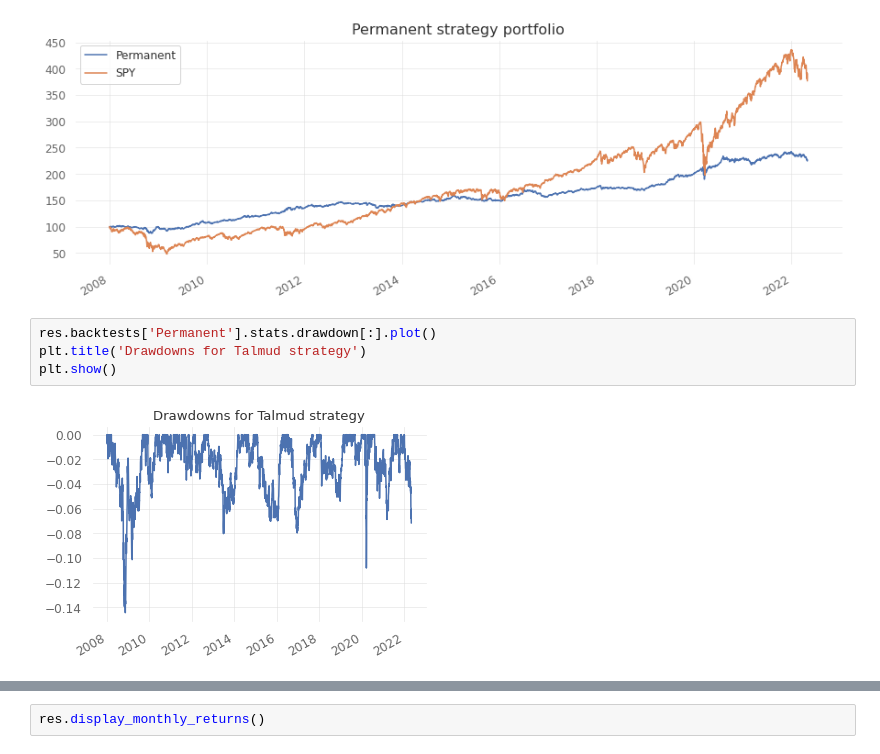
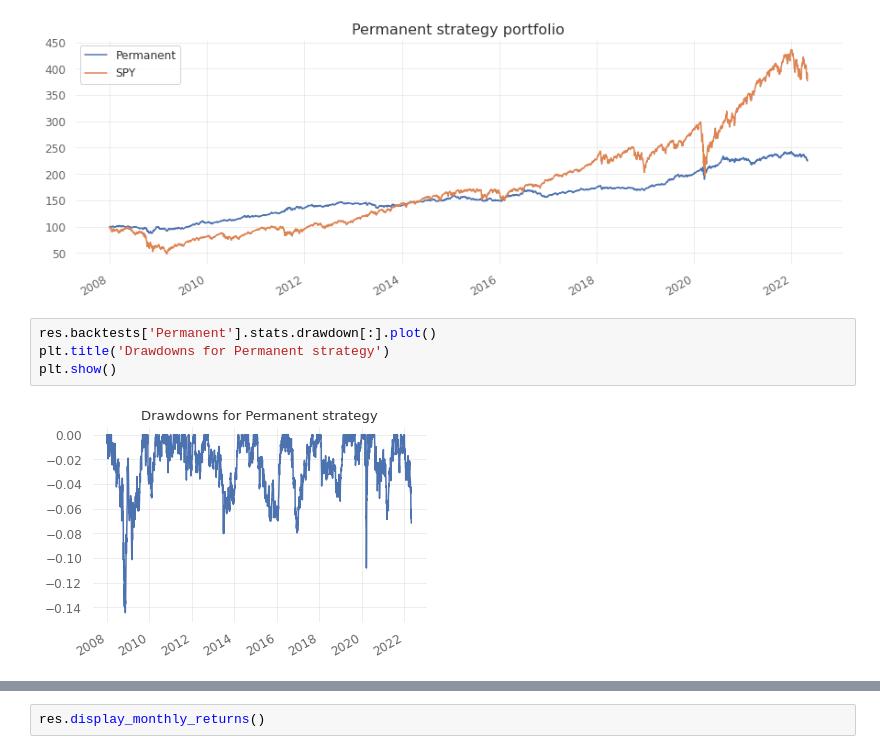
Before and after one commit to sisomimoctrl/asset-allocation, a Jupyter notebook: permanent_spy_tlt_gld_bil_strategy.ipynb, the cells around one changed output, grey strips where cells are left out. Saved outputs shown, nothing was run; the diff lists cells and outputs as text.

```diff
--- a/permanent_spy_tlt_gld_bil_strategy.ipynb
+++ b/permanent_spy_tlt_gld_bil_strategy.ipynb
@@ -156,10 +156,10 @@ plt.show()
 [figure]
 # %%
 res.backtests['Permanent'].stats.drawdown[:].plot()
-plt.title('Drawdowns for Talmud strategy')
+plt.title('Drawdowns for Permanent strategy')
 plt.show()
 # %% [output]
-[figure, old version]
+[figure, new version]
 # %%
 res.backtests['Permanent'].stats.drawdown_details.sort_values(by='drawdown', ascending=True).head(5)
 # %% [output]
```
Also changed, not shown: parts of 4 cells of this notebook.
